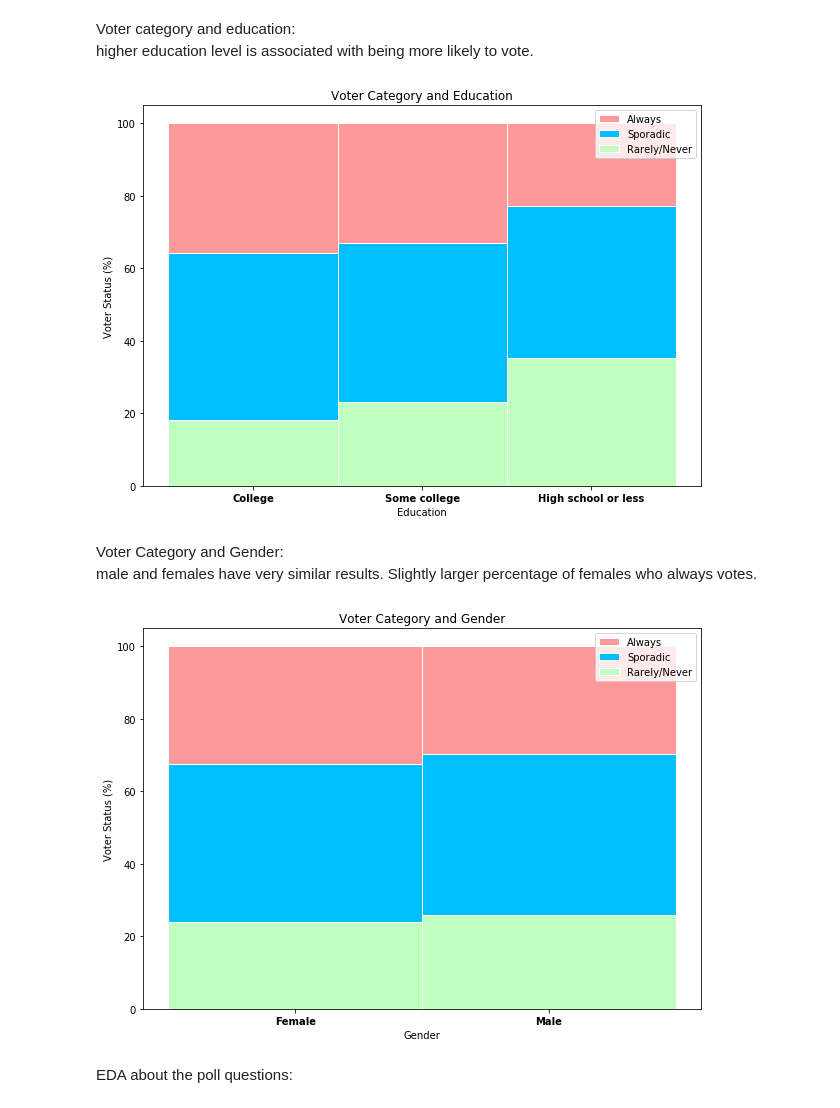
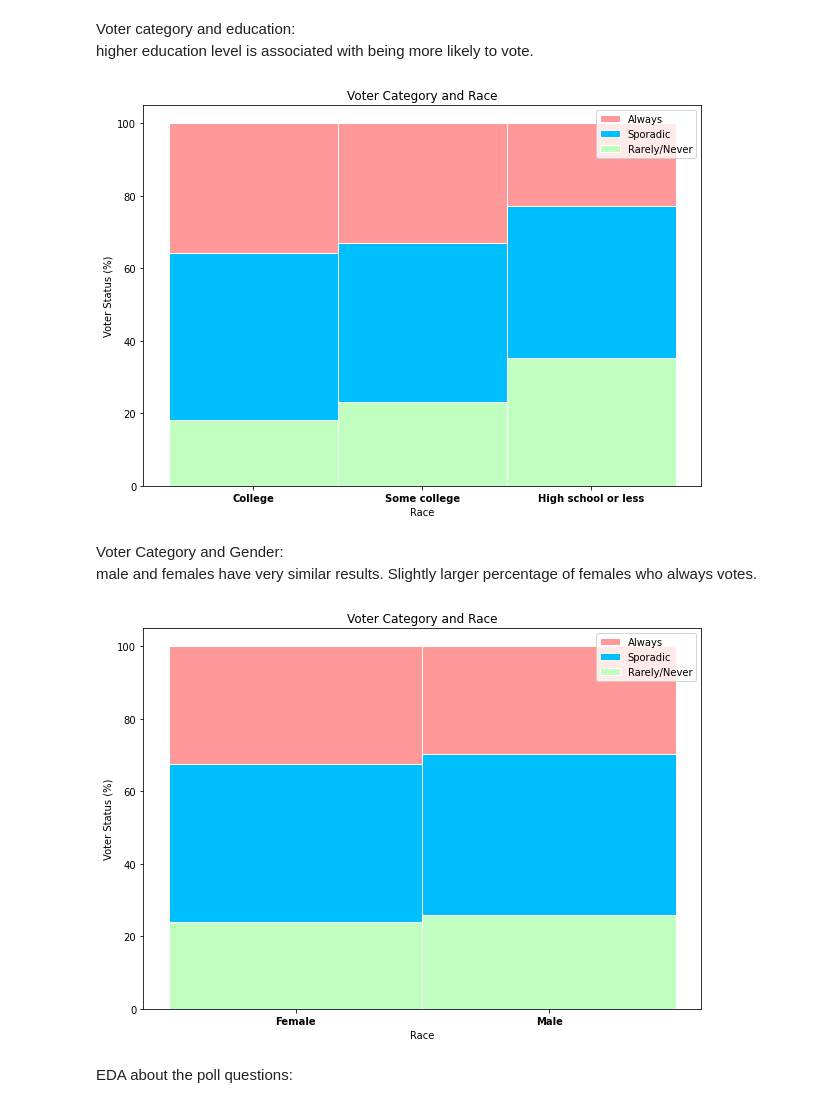
Before and after one commit to emilyona/2950datascienceproject, a Jupyter notebook: voter_project.ipynb, the cells around one changed output. Cells and saved outputs as stored; diff of their text form; code cells hidden in the pictures.

```diff
--- a/voter_project.ipynb
+++ b/voter_project.ipynb
@@ -183,36 +182,36 @@ for category in sub.voter_category.unique():
     for edu in sub.education.unique():
         educat = categorydf[categorydf['education'] == edu]
         vals.append(len(educat))
     dict[category] = vals
 
 # stacked bar plot
 x = sub.education.unique()
 always = np.array(dict['always'])
 sporadic = np.array(dict['sporadic'])
 rarely = np.array(dict['rarely/never'])
 total = always+sporadic+rarely
 proportion_always = np.true_divide(always, total) * 100
 proportion_sporadic = np.true_divide(sporadic, total) * 100
 proportion_rarely = np.true_divide(rarely, total) * 100
 
 #add colors
 colors = ['#FF9999', '#00BFFF','#C1FFC1','#CAE1FF','#FFDEAD']
 # The position of the bars on the x-axis
 r = range(len(x))
 barWidth = 1
 #plot bars
 plt.figure(figsize = (10,7))
 ax1 = plt.bar(r, proportion_always, bottom = proportion_sporadic + proportion_rarely, color = colors[0], edgecolor = 'white', width = barWidth, label = 'Always')
 ax3 = plt.bar(r, proportion_sporadic, bottom = proportion_rarely, color = colors[1], edgecolor = 'white', width = barWidth, label = 'Sporadic')
 ax4 = plt.bar(r, proportion_rarely, color = colors[2], edgecolor = 'white', width=barWidth, label = 'Rarely/Never')
 plt.legend()
 plt.xticks(r, x, fontweight = 'bold')
-plt.xlabel("Education")
+plt.xlabel("Race")
 plt.ylabel("Voter Status (%)")
-plt.title("Voter Category and Education")
+plt.title("Voter Category and Race")
 plt.show()
 # %% [output]
-[figure, old version]
+[figure, new version]
 # %% [markdown]
 Voter Category and Gender:
 <br>
@@ -251,12 +250,12 @@ ax3 = plt.bar(r, proportion_sporadic, bottom = proportion_rarely, color = colors
 ax4 = plt.bar(r, proportion_rarely, color = colors[2], edgecolor = 'white', width=barWidth, label = 'Rarely/Never')
 plt.legend()
 plt.xticks(r, x, fontweight = 'bold')
-plt.xlabel("Gender")
+plt.xlabel("Race")
 plt.ylabel("Voter Status (%)")
-plt.title("Voter Category and Gender")
+plt.title("Voter Category and Race")
 plt.show()
 # %% [output]
-[figure, old version]
+[figure, new version]
 # %% [markdown]
 EDA about the poll questions:
 # %% [markdown]
```
Also changed, not shown: parts of 9 cells of this notebook.
